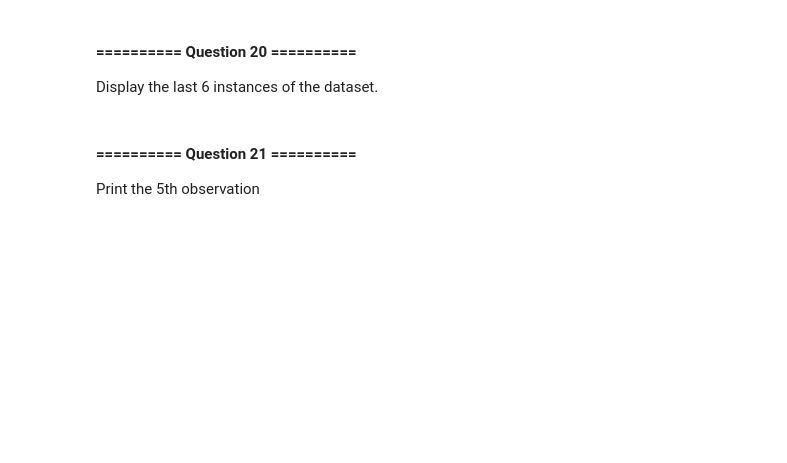
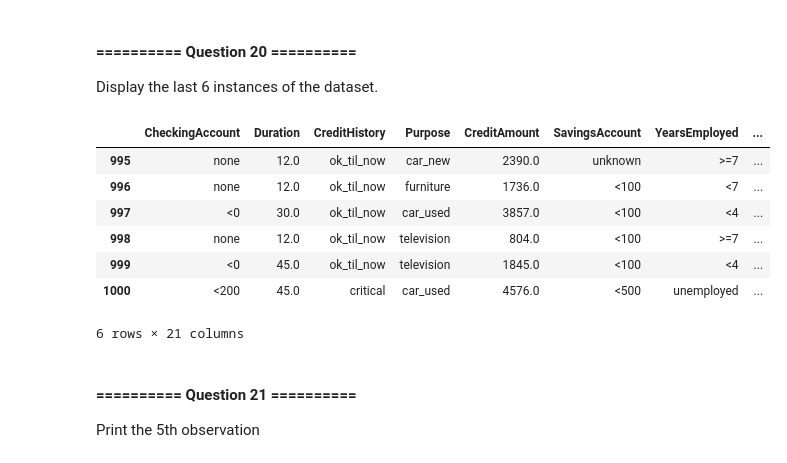
Before and after one commit to Shafiq5366/IAML2018, a Jupyter notebook: Labs/00 - Introduction.ipynb, the cells around one changed output. Drawn from its saved outputs; the diff is of its cells as text; code cells hidden in the pictures; blank space fills up the shorter version.

```diff
--- a/Labs/00 - Introduction.ipynb
+++ b/Labs/00 - Introduction.ipynb
@@ -1486,6 +1304,16 @@ Display the summary statistics of the attributes of the dataset.
 Display the last 6 instances of the dataset.
 # %%
 # Your Code goes here:
+q18.tail(6)
+# %% [output]
+|  | CheckingAccount | Duration | CreditHistory | Purpose | CreditAmount | SavingsAccount | YearsEmployed | ... |
+| 995 | none | 12.0 | ok_til_now | car_new | 2390.0 | unknown | >=7 | ... |
+| 996 | none | 12.0 | ok_til_now | furniture | 1736.0 | <100 | <7 | ... |
+| 997 | <0 | 30.0 | ok_til_now | car_used | 3857.0 | <100 | <4 | ... |
+| 998 | none | 12.0 | ok_til_now | television | 804.0 | <100 | >=7 | ... |
+| 999 | <0 | 45.0 | ok_til_now | television | 1845.0 | <100 | <4 | ... |
+| 1000 | <200 | 45.0 | critical | car_used | 4576.0 | <500 | unemployed | ... |
+6 rows × 21 columns
 # %% [markdown]
 #### ========== Question 21 ==========
 Print the 5th observation
```
Also changed, not shown: parts of 59 cells of this notebook.
